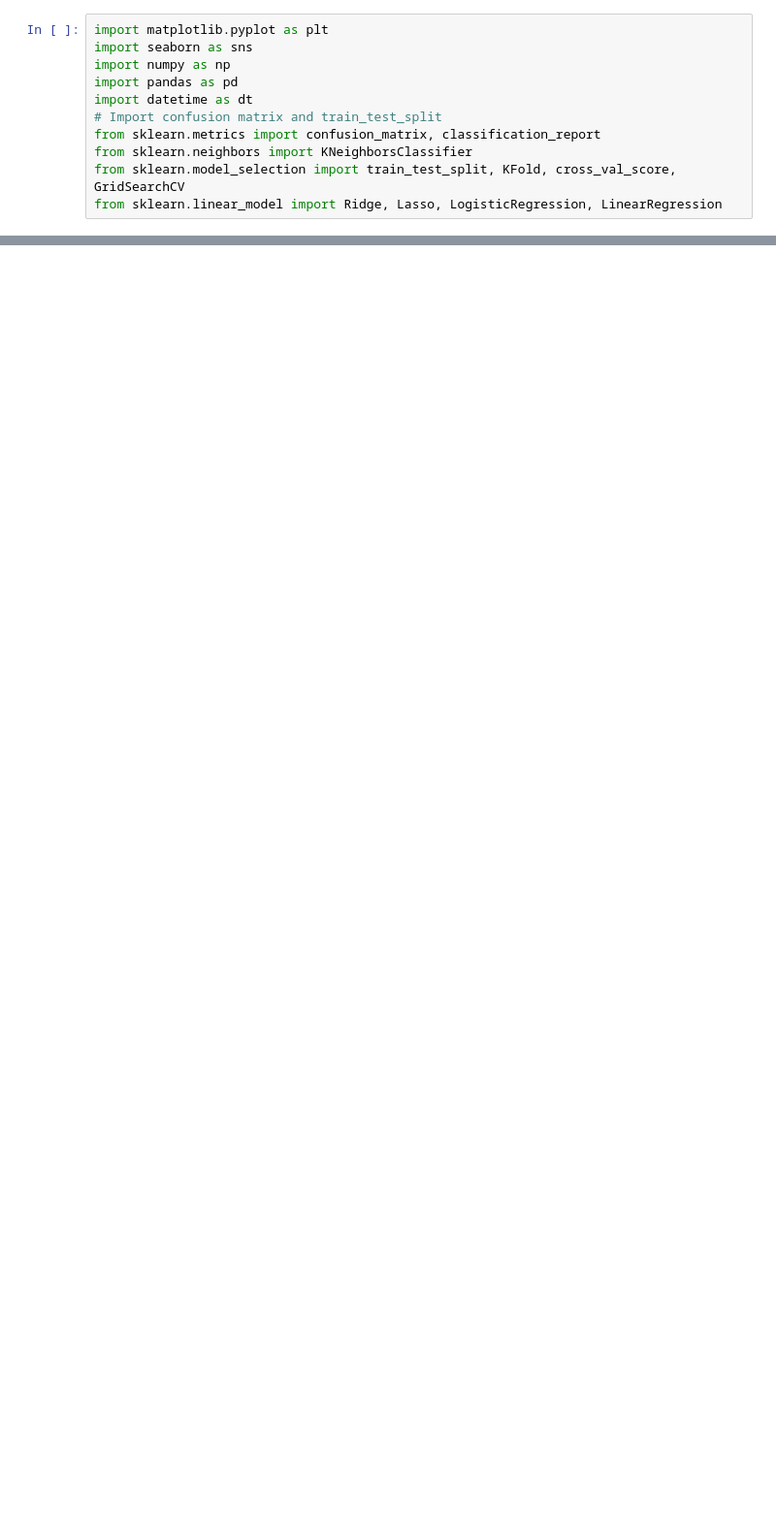
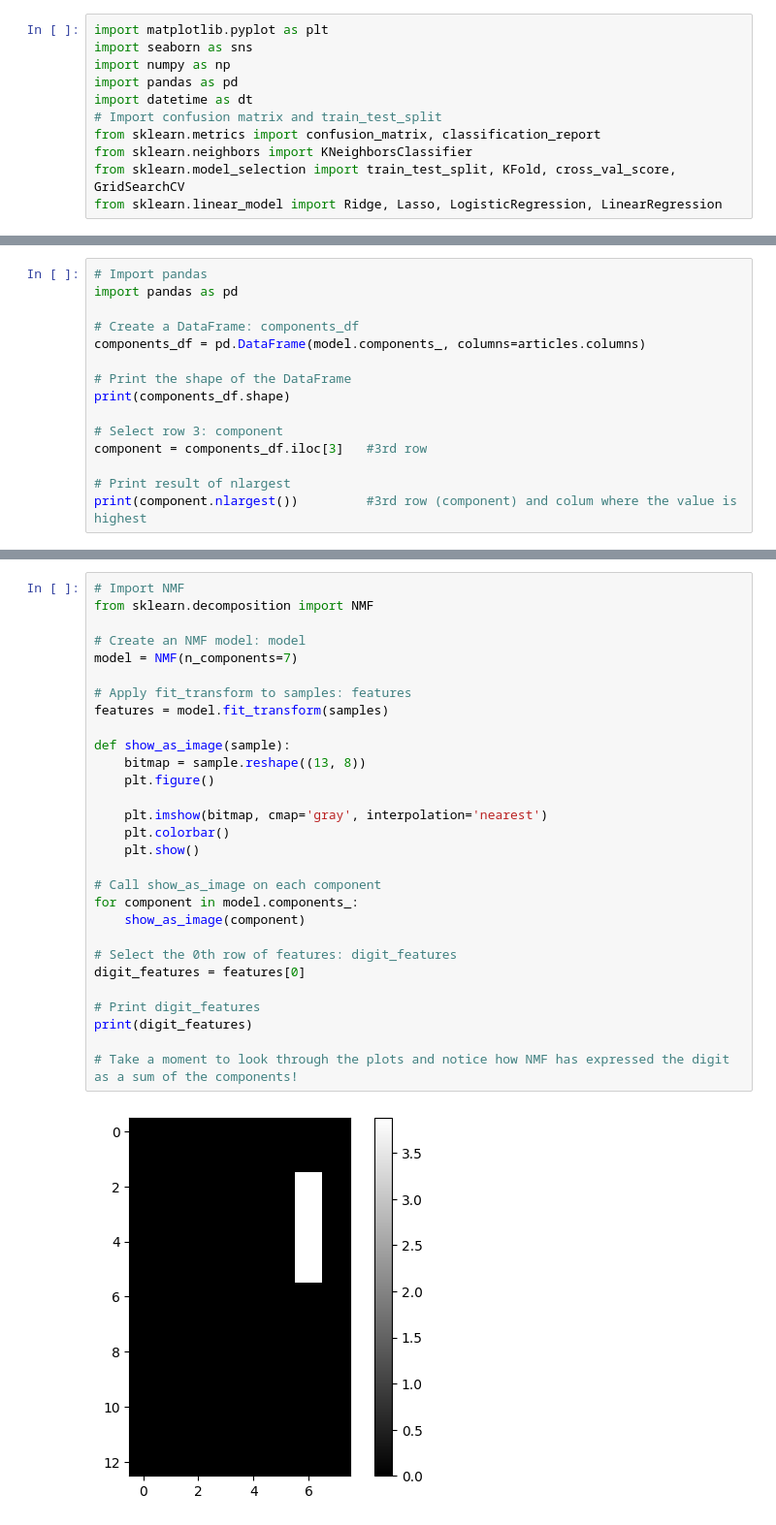
Before and after one commit to Rohanrathod7/my-ds-labs, a Jupyter notebook: 34_Unsupervised_Learning_in_Python/04_Discovering_Interpretable_Features.ipynb, the cells around one changed output, grey strips where cells are left out. Shown at 97% size. Cells and saved outputs as stored; diff of their text form; blank space fills up the shorter version.

```diff
--- a/34_Unsupervised_Learning_in_Python/04_Discovering_Interpretable_Features.ipynb
+++ b/34_Unsupervised_Learning_in_Python/04_Discovering_Interpretable_Features.ipynb
@@ -440,0 +196,15 @@ Tuned Logistic Regression Parameters: {'logreg__C': np.float64(1.0), 'logreg__so
+# %%
+# Import pandas
+import pandas as pd
+
+# Create a DataFrame: components_df
+components_df = pd.DataFrame(model.components_, columns=articles.columns)
+
+# Print the shape of the DataFrame
+print(components_df.shape)
+
+# Select row 3: component
+component = components_df.iloc[3]   #3rd row
+
+# Print result of nlargest
+print(component.nlargest())         #3rd row (component) and colum where the value is highest
@@ -440,0 +292,31 @@ Tuned Logistic Regression Parameters: {'logreg__C': np.float64(1.0), 'logreg__so
+# %%
+# Import NMF
+from sklearn.decomposition import NMF
+
+# Create an NMF model: model
+model = NMF(n_components=7)
+
+# Apply fit_transform to samples: features
+features = model.fit_transform(samples)
+
+def show_as_image(sample):
+    bitmap = sample.reshape((13, 8))
+    plt.figure()
+
+    plt.imshow(bitmap, cmap='gray', interpolation='nearest')
+    plt.colorbar()
+    plt.show()
+
+# Call show_as_image on each component
+for component in model.components_:
+    show_as_image(component)
+
+# Select the 0th row of features: digit_features
+digit_features = features[0]
+
+# Print digit_features
+print(digit_features)
+
+# Take a moment to look through the plots and notice how NMF has expressed the digit as a sum of the components!
+# %% [output]
+[figure, added]
```
Also changed, not shown: parts of 48 cells of this notebook.
